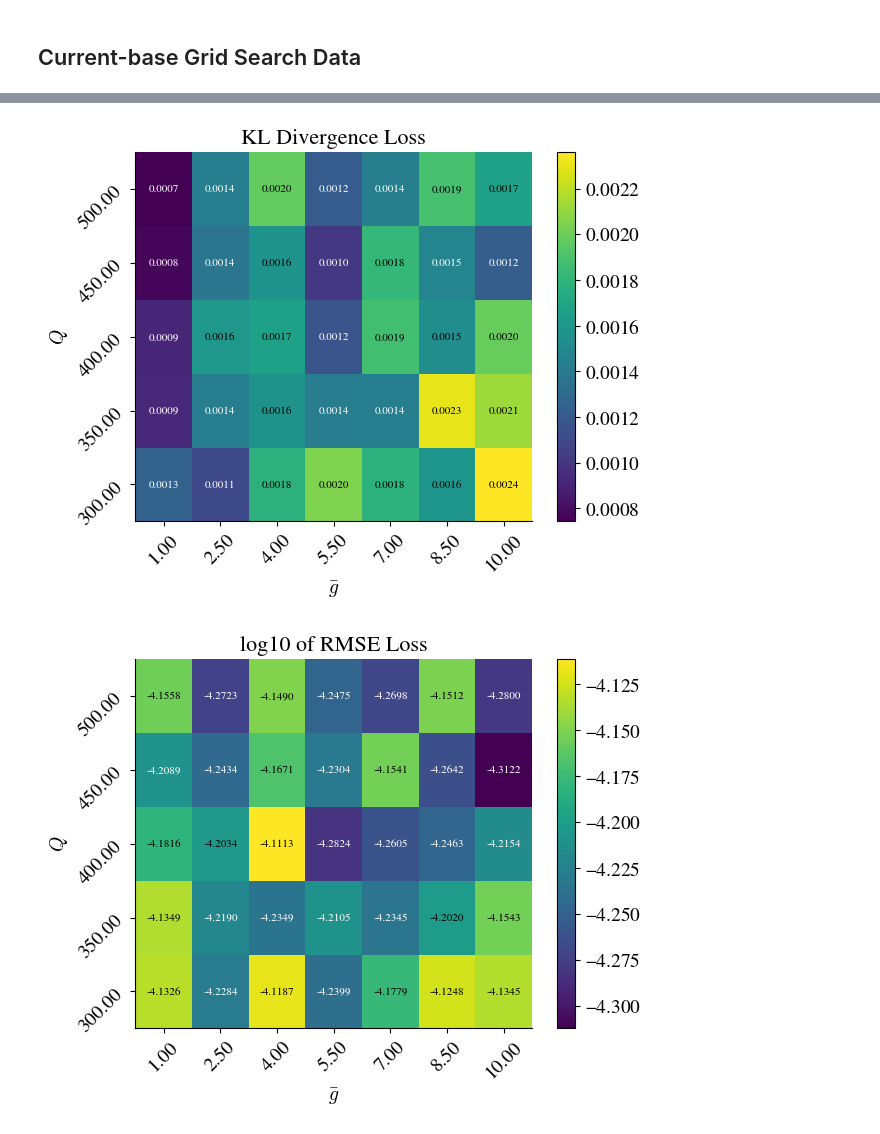
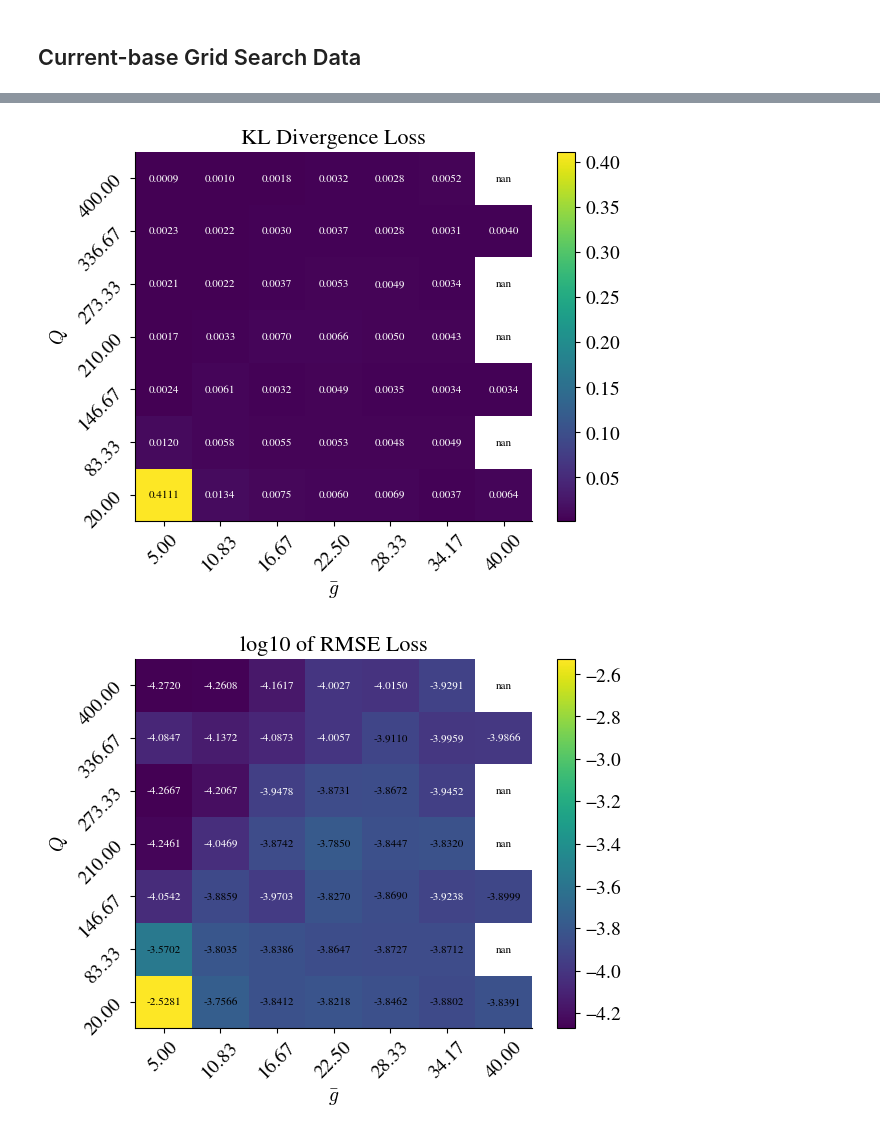
Before and after one commit to themahani/ml_force_research, a Jupyter notebook: hpc/visualize_data.ipynb, the cells around one changed output, grey strips where cells are left out. Cells and saved outputs as stored; diff of their text form; code cells hidden in the pictures.

Commit message:
chore: regenerate figures for the 7 by 7 grid search current-based

```diff
--- a/hpc/visualize_data.ipynb
+++ b/hpc/visualize_data.ipynb
@@ -30,7 +30,7 @@ def load_data(data_root_dir):
     return total_data
 # %%
 data_root_dir_cond = os.path.join(os.getcwd(), 'bfm_output', 'lorenz_conductance_q_100_400_gbar_0_30')
-data_root_dir_curr = os.path.join(os.getcwd(), 'bfm_output', 'lorenz_current_q_300_500_gbar_1_10')
+data_root_dir_curr = os.path.join(os.getcwd(), 'bfm_output', 'lorenz_current_test')
 seed = 1
 np.random.seed(seed)
 
@@ -490,27 +490,32 @@ plot_return_maps(total_stacked_curr, original_return_map_curr, save_dir_curr)
 # %%
-kl_div_values = [[total_stacked_curr[i][j]['kl_div'] for j in range(len(total_stacked_curr[i]))] for i in range(len(total_stacked_curr))]
+kl_div_values = [
+    [total_stacked_curr[i][j]["kl_div"] for j in range(len(total_stacked_curr[i]))]
+    for i in range(len(total_stacked_curr))
+]
 
 idxes = [1, 3, 4, 6]
-idxes = []
+# idxes = []
 for idx in idxes:
     kl_div_values[idx].append([np.nan] * 3)
 
 losses_curr = np.array(kl_div_values).sum(axis=2)
 # losses_curr[0, 0] = np.nan
+rmse_losses_curr = [
+    [
+        np.sum(total_stacked_curr[i][j]["rmse"])
+        for j in range(len(total_stacked_curr[i]))
+    ]
+    for i in range(len(total_stacked_curr))
+]
+max_len = max(len(row) for row in rmse_losses_curr)
+for row in rmse_losses_curr:
+    while len(row) < max_len:
+        row.append(np.nan)
 
-rmse_losses_curr = np.log10(
-    np.array(
-        [
-            [
-                np.sum(total_stacked_curr[i][j]["rmse"])
-                for j in range(len(total_stacked_curr[i]))
-            ]
-            for i in range(len(total_stacked_curr))
-        ]
-    )
-)
+rmse_losses_curr = np.log10(np.array(rmse_losses_curr))
+
 plot_kldiv_heatmap(losses_curr, total_stacked_curr, save_dir_curr)
 plot_rmse_heatmap(rmse_losses_curr, total_stacked_curr, save_dir_curr)
 # %% [output]
-[figure, old version]
+[figure, new version]
-[figure, old version]
+[figure, new version]
```
Also changed, not shown: parts of 7 cells of this notebook, 4 other files.
